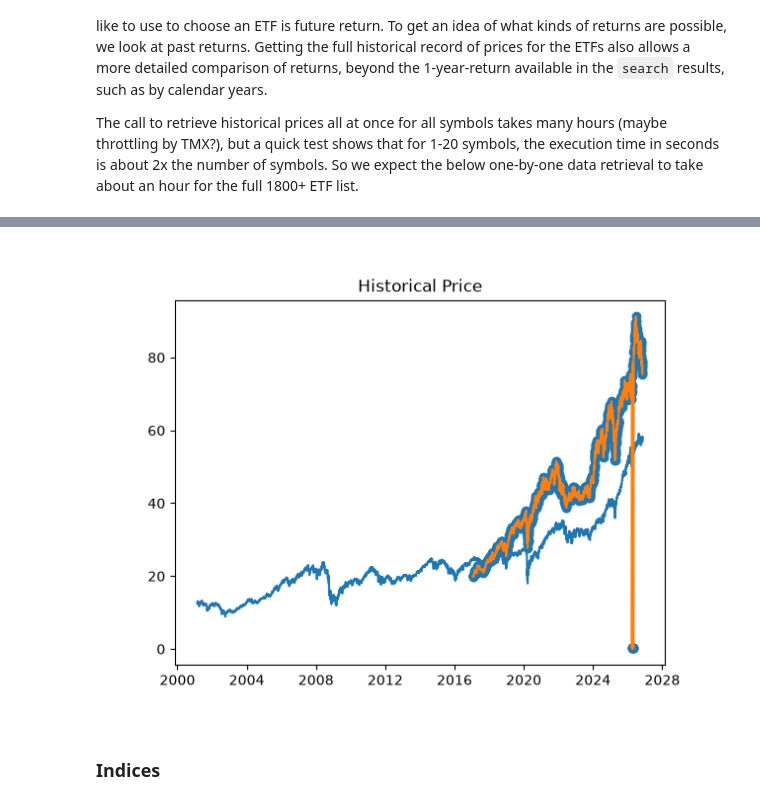
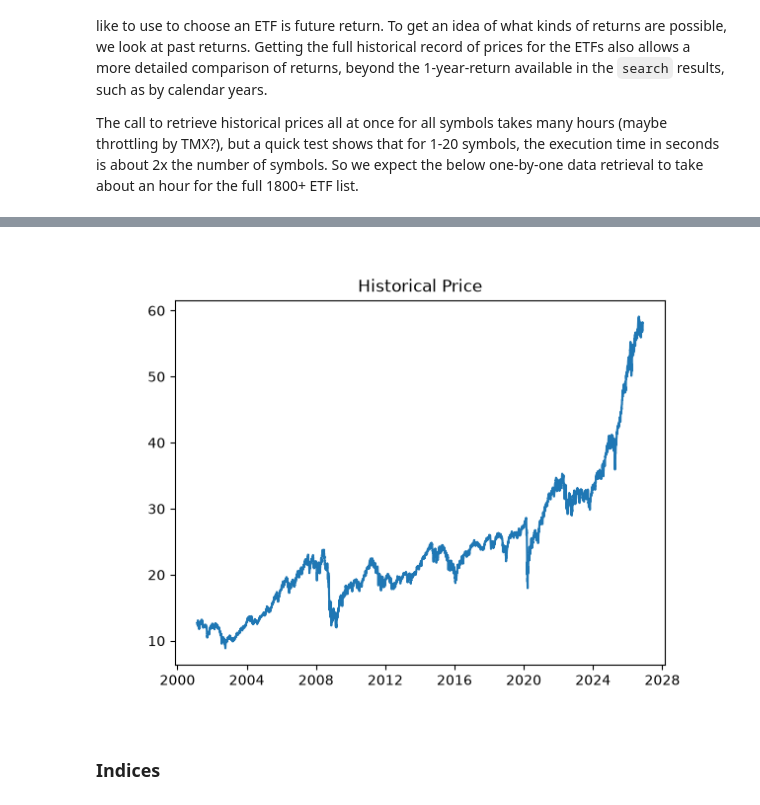
Before and after one commit to apetre/show-your-work, a Jupyter notebook: Choosing_an_ETF.ipynb, the cells around one changed output, grey strips where cells are left out. Cells and saved outputs as stored; diff of their text form; code cells hidden in the pictures.

```diff
--- a/Choosing_an_ETF.ipynb
+++ b/Choosing_an_ETF.ipynb
@@ -197,4 +247,5 @@ else:
             frame = tb.tb_frame
             symbol_list_try.remove(frame.f_locals.get('obj').get('symbol'))
             tmx_etf_countries_excp = pd.concat([tmx_etf_countries_excp, pd.DataFrame([frame.f_locals.get('obj')])])
+    tmx_etf_countries.to_parquet('tmx_etf_countries.parquet')
 # %% [output]
@@ -255,4 +309,5 @@ else:
             frame = tb.tb_frame
             symbol_list_sectors_try.remove(frame.f_locals.get('obj').get('symbol'))
             tmx_etf_sectors_excp = pd.concat([tmx_etf_sectors_excp, pd.DataFrame([frame.f_locals.get('obj')])])
+    tmx_etf_sectors.to_parquet('tmx_etf_sectors.parquet')
 # %% [output]
@@ -366,15 +424,13 @@ memory usage: 163.3+ MB
 CPU times: total: 1.55 s
 Wall time: 1.03 s
 # %%
-plt.close('all')
-fig, axes = plt.subplots()
-axes.plot(tmx_etf_historical.loc['XIC','close'])
-axes.plot(tmx_etf_historical.loc['DXU','close'])
-axes.scatter(x=tmx_etf_historical.loc['DXU'].index.get_level_values('date'), y=tmx_etf_historical.loc['DXU','close'])
-axes.set_title('Historical Price')
+plt.close('Historical Prices Example')
+fig_hstreg, axes_hstreg = plt.subplots(num='Historical Prices Example')
+axes_hstreg.plot(tmx_etf_historical.loc['XIC','close'],label='XIC')
+axes_hstreg.set_title('Historical Price')
 plt.show();
 # %% [output]
-[figure, old version]
+[figure, new version]
 # %% [markdown]
 ### Indices
 # %%
```
Also changed, not shown: parts of 38 cells of this notebook.
